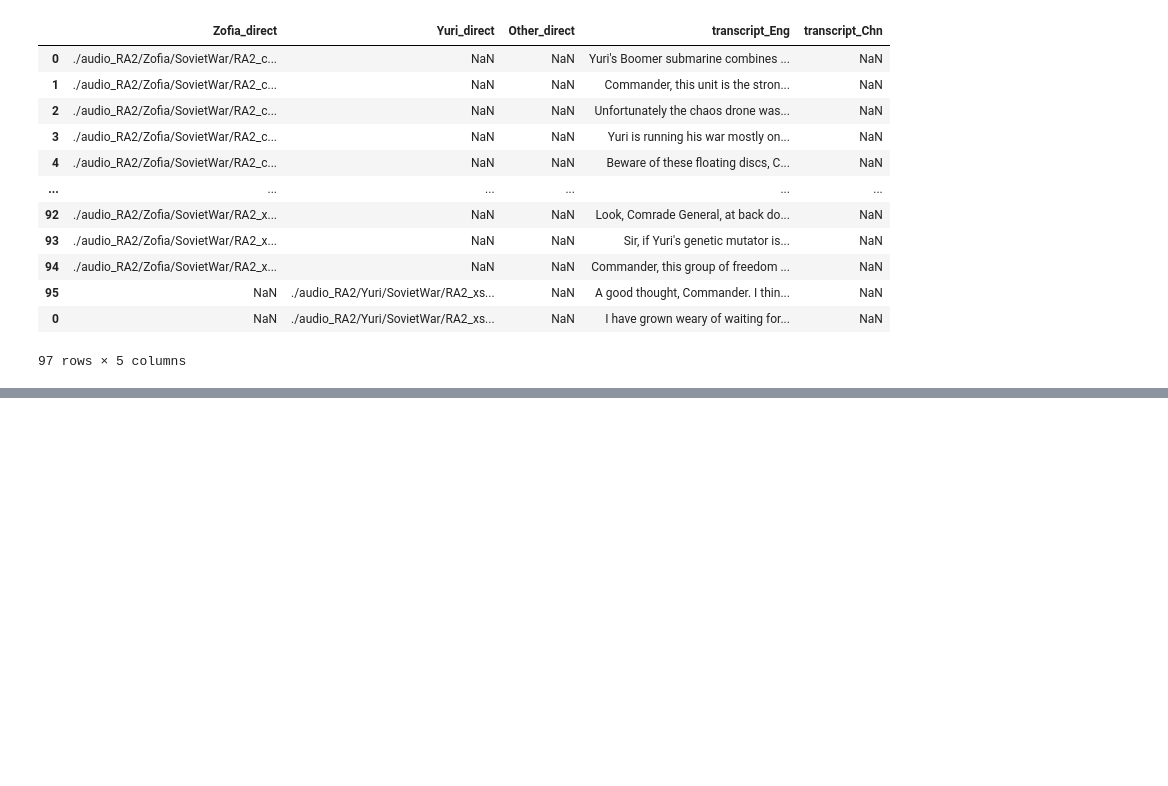
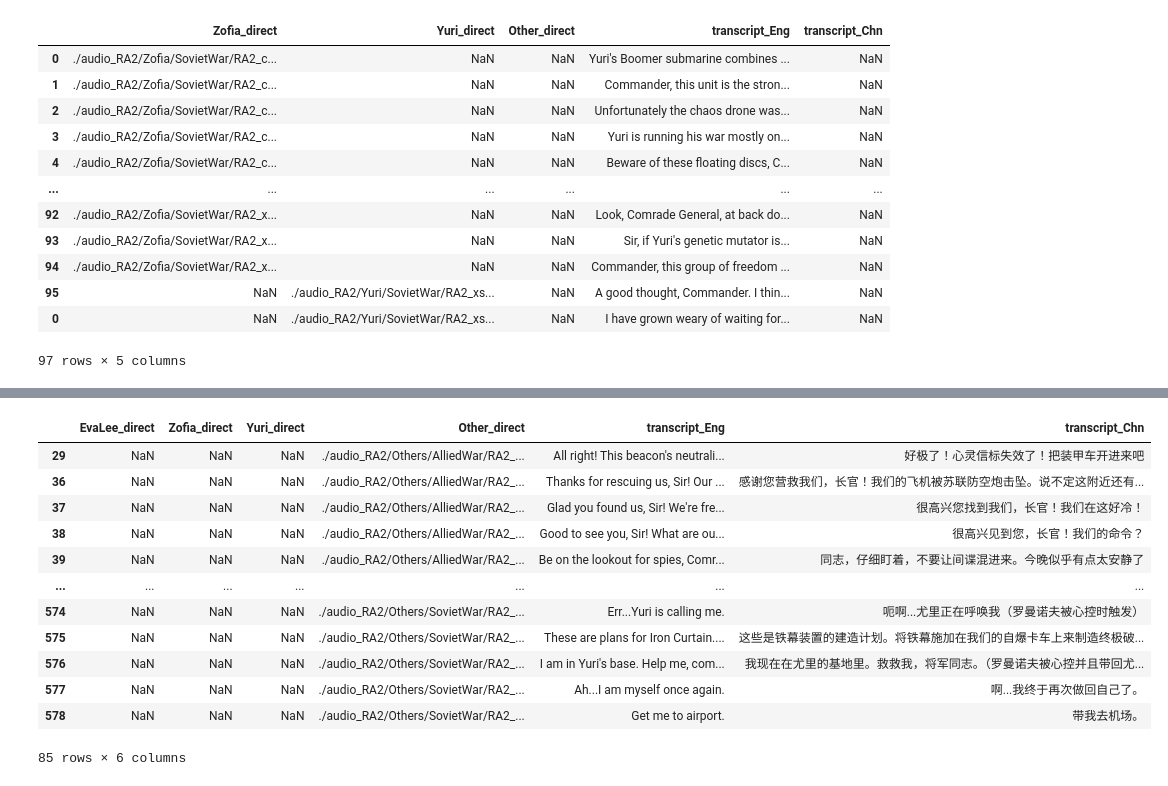
Before and after one commit to junqilu/AudioManipulation, a Jupyter notebook: download_red_alert_voices.ipynb, the cells around one changed output, grey strips where cells are left out. Cells and saved outputs as stored; diff of their text form; code cells hidden in the pictures; blank space fills up the shorter version.

```diff
--- a/download_red_alert_voices.ipynb
+++ b/download_red_alert_voices.ipynb
@@ -993,0 +1197,17 @@ for col in ['Zofia_direct', 'Yuri_direct', 'Other_direct']:
+# %%
+non_nan_all_df = all_df[all_df['Other_direct'].isnull() == False]
+non_nan_all_df
+# %% [output]
+|  | EvaLee_direct | Zofia_direct | Yuri_direct | Other_direct | transcript_Eng | transcript_Chn |
+| 29 | NaN | NaN | NaN | ./audio_RA2/Others/AlliedWar/RA2_... | All right! This beacon's neutrali... | 好极了！心灵信标失效了！把装甲车开进来吧 |
+| 36 | NaN | NaN | NaN | ./audio_RA2/Others/AlliedWar/RA2_... | Thanks for rescuing us, Sir! Our ... | 感谢您营救我们，长官！我们的飞机被苏联防空炮击坠。说不定这附近还有... |
+| 37 | NaN | NaN | NaN | ./audio_RA2/Others/AlliedWar/RA2_... | Glad you found us, Sir! We're fre... | 很高兴您找到我们，长官！我们在这好冷！ |
+| 38 | NaN | NaN | NaN | ./audio_RA2/Others/AlliedWar/RA2_... | Good to see you, Sir! What are ou... | 很高兴见到您，长官！我们的命令？ |
+| 39 | NaN | NaN | NaN | ./audio_RA2/Others/AlliedWar/RA2_... | Be on the lookout for spies, Comr... | 同志，仔细盯着，不要让间谍混进来。今晚似乎有点太安静了 |
+| ... | ... | ... | ... | ... | ... | ... |
+| 574 | NaN | NaN | NaN | ./audio_RA2/Others/SovietWar/RA2_... | Err...Yuri is calling me. | 呃啊...尤里正在呼唤我（罗曼诺夫被心控时触发） |
+| 575 | NaN | NaN | NaN | ./audio_RA2/Others/SovietWar/RA2_... | These are plans for Iron Curtain.... | 这些是铁幕装置的建造计划。将铁幕施加在我们的自爆卡车上来制造终极破... |
+| 576 | NaN | NaN | NaN | ./audio_RA2/Others/SovietWar/RA2_... | I am in Yuri's base. Help me, com... | 我现在在尤里的基地里。救救我，将军同志。（罗曼诺夫被心控并且带回尤... |
+| 577 | NaN | NaN | NaN | ./audio_RA2/Others/SovietWar/RA2_... | Ah...I am myself once again. | 啊...我终于再次做回自己了。 |
+| 578 | NaN | NaN | NaN | ./audio_RA2/Others/SovietWar/RA2_... | Get me to airport. | 带我去机场。 |
+85 rows × 6 columns
```
Also changed, not shown: parts of 32 cells of this notebook, 3 other files.
